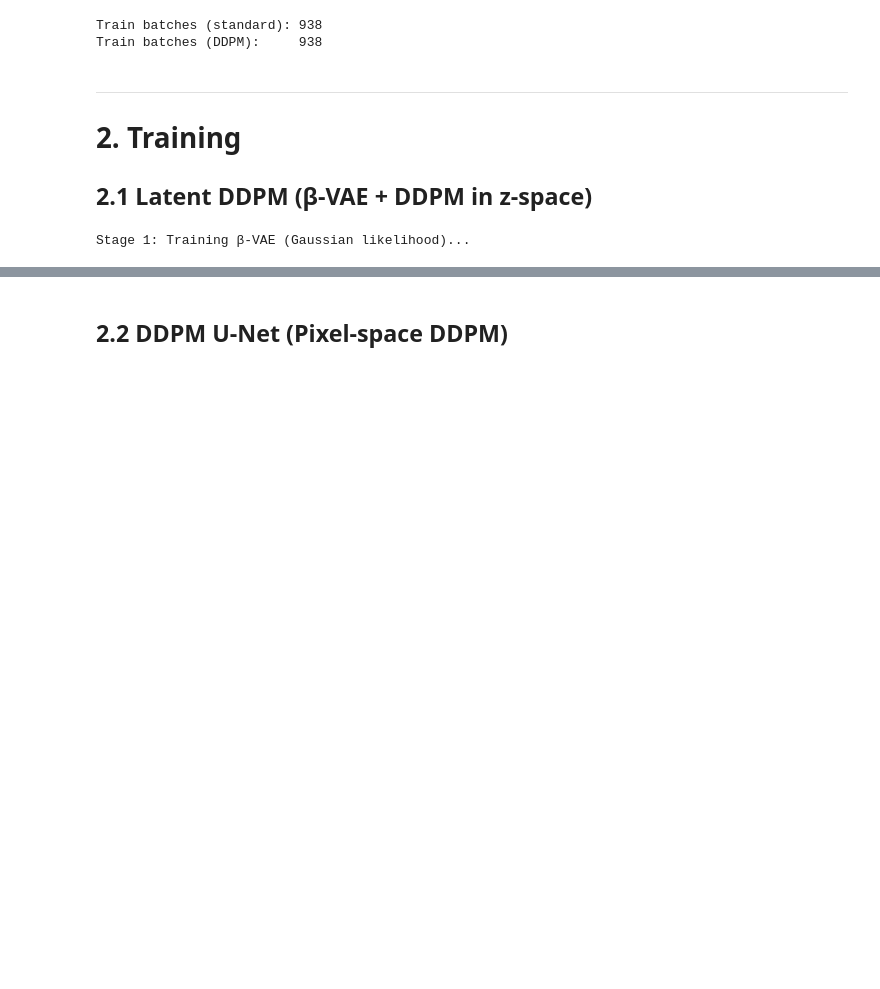
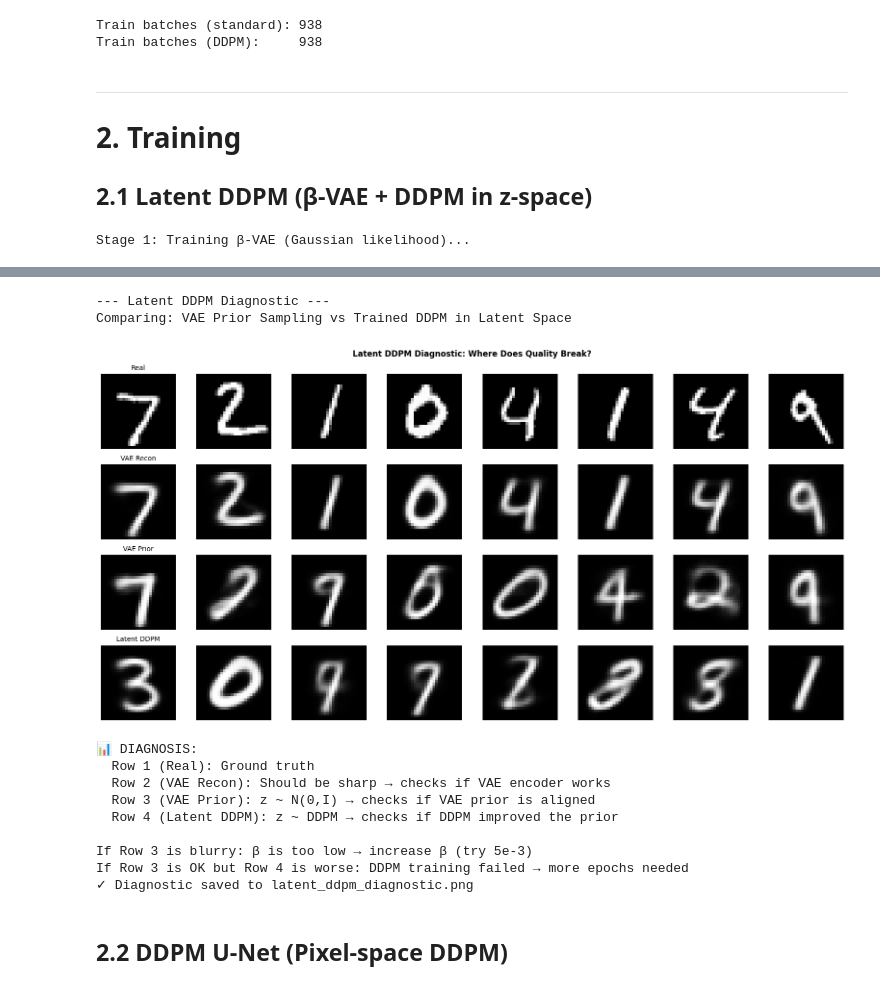
Before and after one commit to V4ldeSalnikov/Advanced-Machine-learning, a Jupyter notebook: LatentDDPMwNB/experiments.ipynb, the cells around one changed output, grey strips where cells are left out. Drawn from its saved outputs; the diff is of its cells as text; code cells hidden in the pictures; blank space fills up the shorter version.

```diff
--- a/LatentDDPMwNB/experiments.ipynb
+++ b/LatentDDPMwNB/experiments.ipynb
@@ -159,6 +199,82 @@ print('Saved latent DDPM model.')
 # %%
-show_samples(latent_ddpm, n=4, title='Latent DDPM samples',
-             save_path=OUTDIR / 'samples_latent_ddpm.png')
+# DIAGNOSTIC: Compare VAE Prior vs Latent DDPM to isolate the problem
+print('\n--- Latent DDPM Diagnostic ---')
+print('Comparing: VAE Prior Sampling vs Trained DDPM in Latent Space\n')
+
+# Get real samples
+real_batch = next(iter(test_loader))
+if isinstance(real_batch, (list, tuple)):
+    real_batch = real_batch[0]
+real_flat = real_batch[:8].to(device)
+if real_flat.dim() > 2:
+    real_flat = real_flat.view(real_flat.size(0), -1)
+
+with torch.no_grad():
+    # VAE reconstruction (baseline)
+    q = latent_ddpm.vae.encode(real_flat)
+    vae_recon = latent_ddpm.vae.decode_mean(q.mean)
+
+    # VAE prior sampling (before DDPM improvement)
+    vae_prior_gen = latent_ddpm.vae.sample(n_samples=8).to(device)
+
+    # Latent DDPM samples (z_ddpm ~ DDPM → x = Decoder(z_ddpm))
+    ddpm_samples = latent_ddpm.sample(n_samples=8).to(device)
+    if ddpm_samples.dim() == 4:
+        ddpm_samples = ddpm_samples.view(ddpm_samples.size(0), -1)
+
+# Reshape for plotting
+real_imgs = real_flat.view(-1, 1, 28, 28).clamp(0.0, 1.0).cpu()
+recon_imgs = vae_recon.view(-1, 1, 28, 28).clamp(0.0, 1.0).cpu()
+vae_prior_imgs = vae_prior_gen.view(-1, 1, 28, 28).clamp(0.0, 1.0).cpu()
+ddpm_imgs = ddpm_samples.view(-1, 1, 28, 28).clamp(0.0, 1.0).cpu()
+
+# Display 4-row diagnostic
+fig, axes = plt.subplots(4, 8, figsize=(16, 8))
+for i in range(8):
+    axes[0, i].imshow(real_imgs[i, 0].numpy(), cmap='gray')
+    axes[0, i].set_title('Real' if i == 0 else '', fontsize=10)
+    axes[0, i].axis('off')
+
+    axes[1, i].imshow(recon_imgs[i, 0].numpy(), cmap='gray')
+    axes[1, i].set_title('VAE Recon' if i == 0 else '', fontsize=10)
+    axes[1, i].axis('off')
+
+    axes[2, i].imshow(vae_prior_imgs[i, 0].numpy(), cmap='gray')
+    axes[2, i].set_title('VAE Prior' if i == 0 else '', fontsize=10)
+    axes[2, i].axis('off')
+
+    axes[3, i].imshow(ddpm_imgs[i, 0].numpy(), cmap='gray')
+    axes[3, i].set_title('Latent DDPM' if i == 0 else '', fontsize=10)
+    axes[3, i].axis('off')
+
+fig.suptitle('Latent DDPM Diagnostic: Where Does Quality Break?', fontsize=12, fontweight='bold')
+plt.tight_layout()
+plt.savefig(OUTDIR / 'latent_ddpm_diagnostic.png', dpi=120, bbox_inches='tight')
+plt.show()
+
+# Diagnosis
+print('📊 DIAGNOSIS:')
+print('  Row 1 (Real): Ground truth')
+print('  Row 2 (VAE Recon): Should be sharp → checks if VAE encoder works')
+print('  Row 3 (VAE Prior): z ~ N(0,I) → checks if VAE prior is aligned')
+print('  Row 4 (Latent DDPM): z ~ DDPM → checks if DDPM improved the prior')
+print()
+print('If Row 3 is blurry: β is too low → increase β (try 5e-3)')
+print('If Row 3 is OK but Row 4 is worse: DDPM training failed → more epochs needed')
+print('✓ Diagnostic saved to latent_ddpm_diagnostic.png')
+# %% [output]
+--- Latent DDPM Diagnostic ---
+Comparing: VAE Prior Sampling vs Trained DDPM in Latent Space
+[figure, added]
+📊 DIAGNOSIS:
+  Row 1 (Real): Ground truth
+  Row 2 (VAE Recon): Should be sharp → checks if VAE encoder works
+  Row 3 (VAE Prior): z ~ N(0,I) → checks if VAE prior is aligned
+  Row 4 (Latent DDPM): z ~ DDPM → checks if DDPM improved the prior
+
+If Row 3 is blurry: β is too low → increase β (try 5e-3)
+If Row 3 is OK but Row 4 is worse: DDPM training failed → more epochs needed
+✓ Diagnostic saved to latent_ddpm_diagnostic.png
 # %% [markdown]
 ## 2.2 DDPM U-Net (Pixel-space DDPM)
 # %%
```
Also changed, not shown: parts of 13 cells of this notebook, 2 other files.
